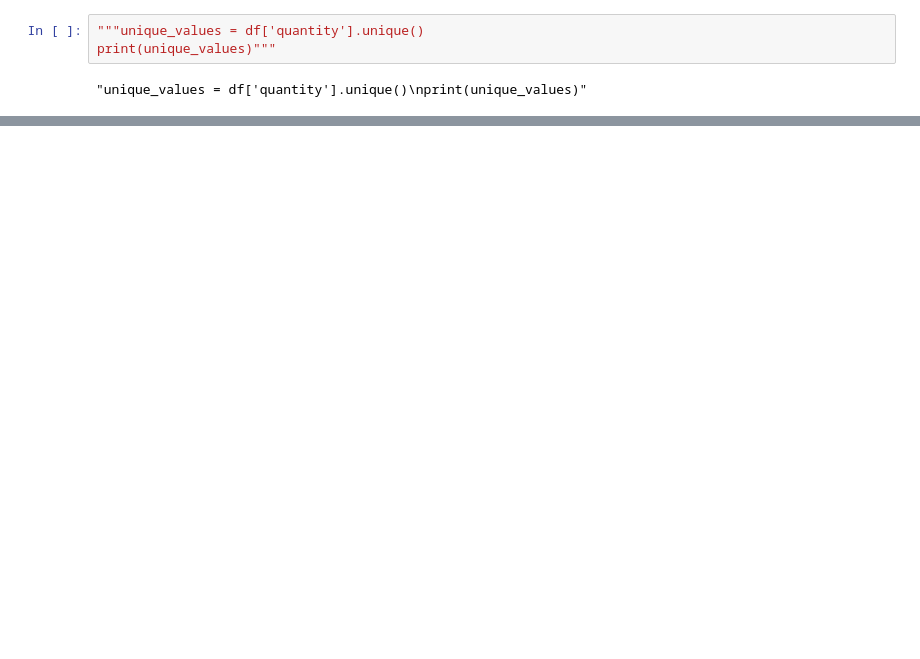
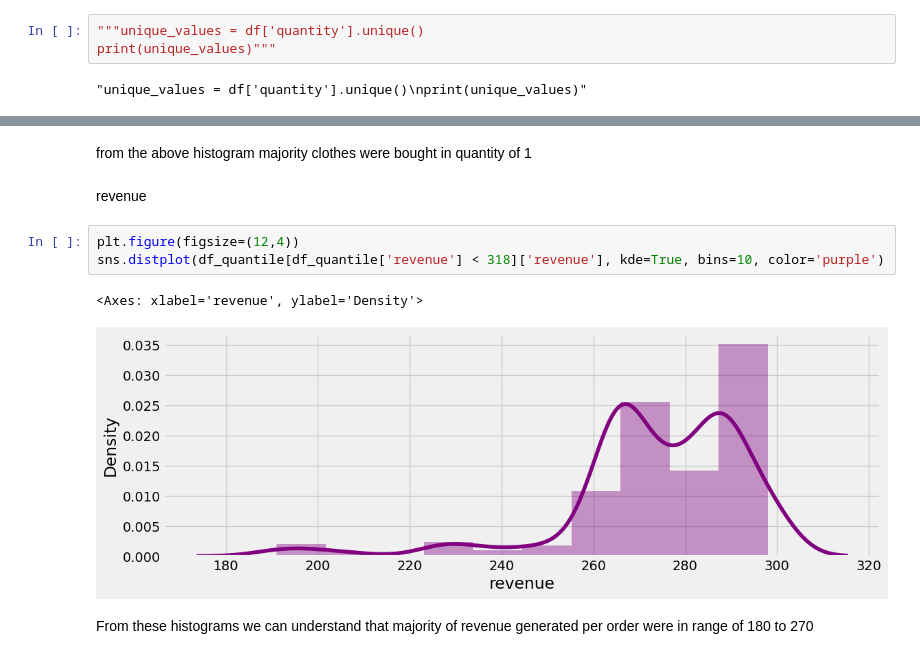
Before and after one commit to MboyaDan/Sales_prediction, a Jupyter notebook: Model/sales_predict.ipynb, the cells around one changed output, grey strips where cells are left out. Cells and saved outputs as stored; diff of their text form; blank space fills up the shorter version.

```diff
--- a/Model/sales_predict.ipynb
+++ b/Model/sales_predict.ipynb
@@ -258,0 +311,12 @@ print(unique_values)"""
+# %% [markdown]
+from the above histogram majority clothes were bought in quantity of 1
+# %% [markdown]
+revenue
+# %%
+plt.figure(figsize=(12,4))
+sns.distplot(df_quantile[df_quantile['revenue'] < 318]['revenue'], kde=True, bins=10, color='purple')
+# %% [output]
+<Axes: xlabel='revenue', ylabel='Density'>
+[figure, added]
+# %% [markdown]
+From these histograms we can understand that majority of revenue generated per order were in range of 180 to 270
```
Also changed, not shown: parts of 12 cells of this notebook.
